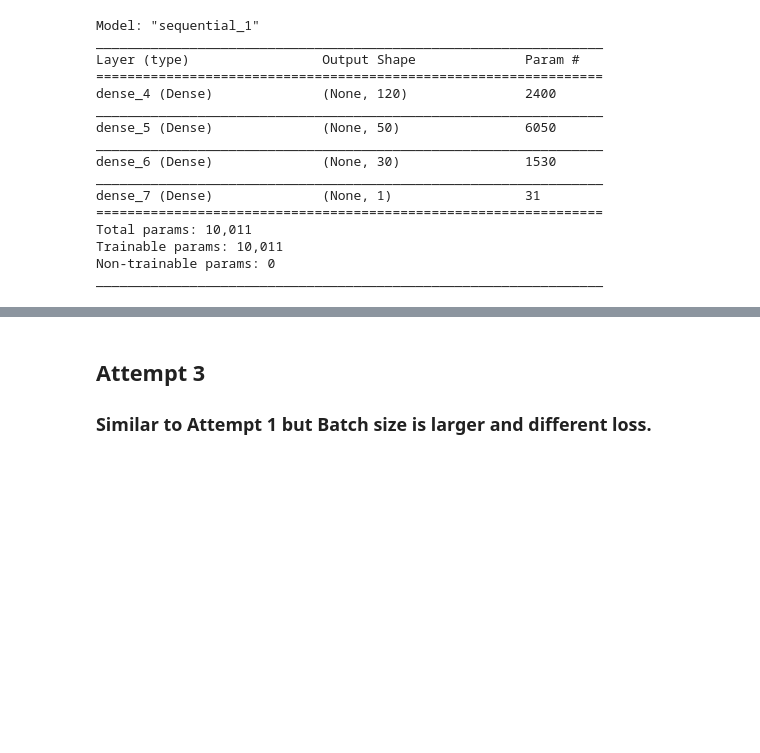
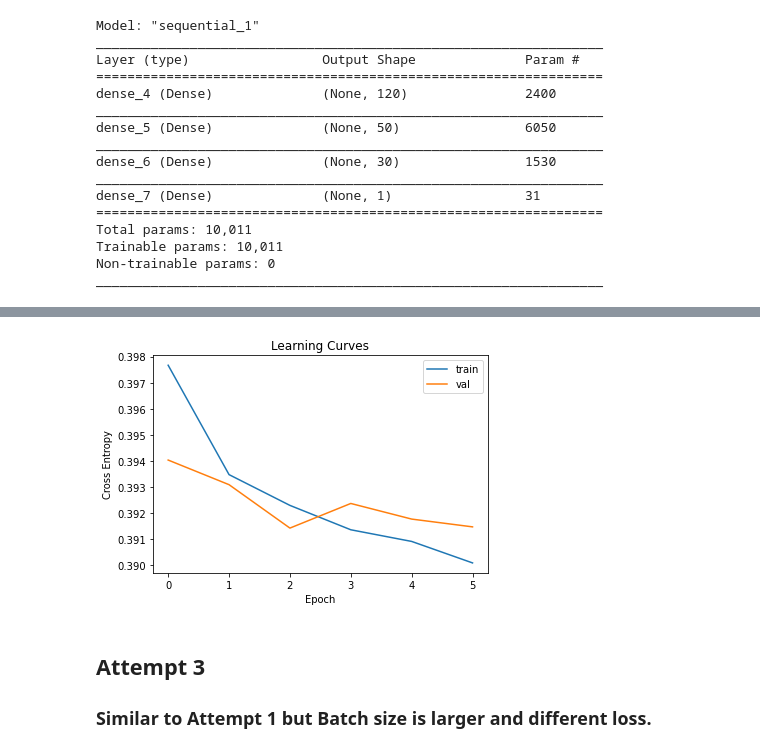
Before and after one commit to Insulin-Pandas/Diabetes_Prediction, a Jupyter notebook: ML Models/Deep Learning Diabetes.ipynb, the cells around one changed output, grey strips where cells are left out. Drawn from its saved outputs; the diff is of its cells as text; code cells hidden in the pictures; blank space fills up the shorter version.

```diff
--- a/ML Models/Deep Learning Diabetes.ipynb
+++ b/ML Models/Deep Learning Diabetes.ipynb
@@ -171,7 +181,7 @@ Non-trainable params: 0
 _________________________________________________________________
 # %%
 nn2.compile(loss="mean_squared_error", optimizer="adam", metrics=["accuracy"])
-callback = tf.keras.callbacks.EarlyStopping(monitor='loss', patience=3)
-fit_model = nn2.fit(X_train_scaled, y_train, batch_size=32, epochs=200, callbacks=[callback])
+callback = tf.keras.callbacks.EarlyStopping(monitor='val_loss', patience=3)
+fit_model = nn2.fit(X_train_scaled, y_train, batch_size=32, epochs=200, callbacks=[callback], validation_split=0.2)
 # %% [output]
 Epoch 1/200
@@ -200,3 +205,13 @@ Loss: 0.41191360354423523, Accuracy: 0.734626293182373
+# %%
+pyplot.title('Learning Curves')
+pyplot.xlabel('Epoch')
+pyplot.ylabel('Cross Entropy')
+pyplot.plot(fit_model.history['loss'], label='train')
+pyplot.plot(fit_model.history['val_loss'], label='val')
+pyplot.legend()
+pyplot.show()
+# %% [output]
+[figure, added]
 # %% [markdown]
 ## Attempt 3
 ### Similar to Attempt 1 but Batch size is larger and different loss.
```
Also changed, not shown: parts of 96 cells of this notebook.
